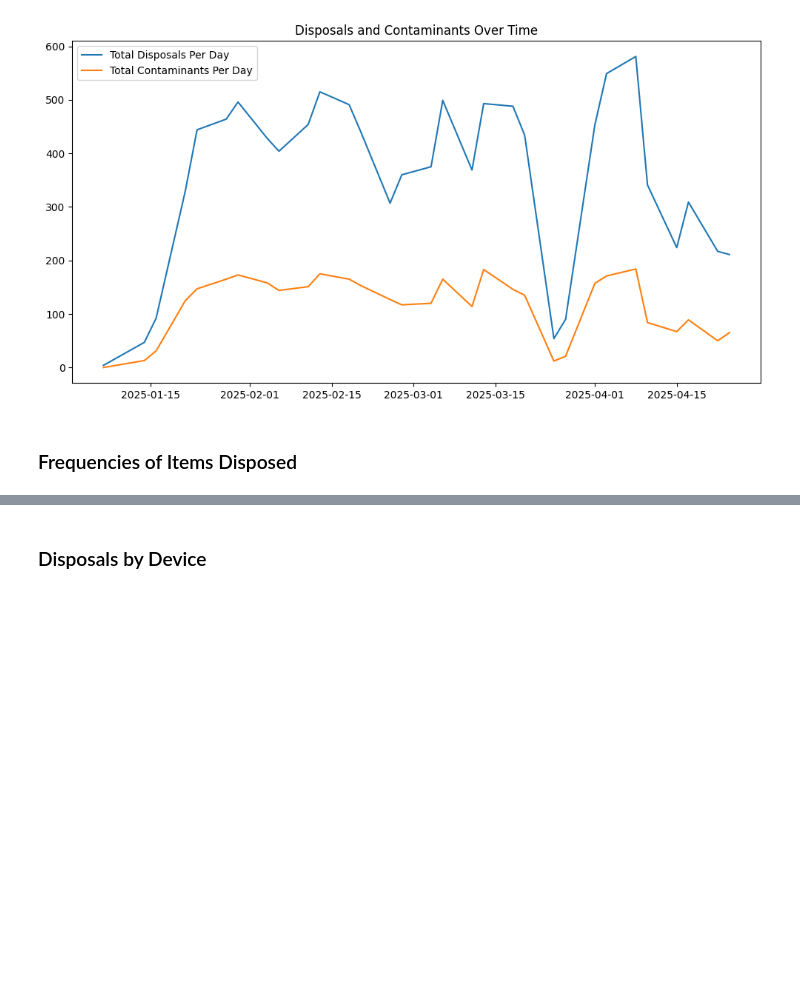
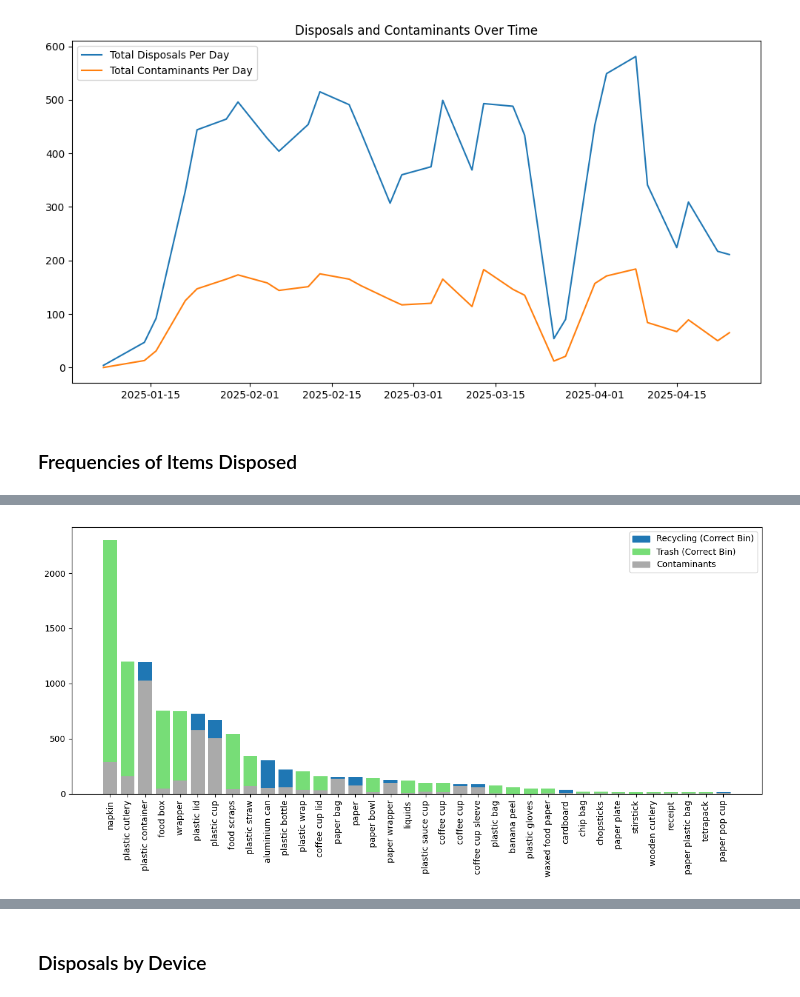
Before and after one commit to bps78/Oscar-Research-Project, a Jupyter notebook: oscar_project.ipynb, the cells around one changed output, grey strips where cells are left out. Saved outputs shown, nothing was run; the diff lists cells and outputs as text; code cells hidden in the pictures; blank space fills up the shorter version.

```diff
--- a/oscar_project.ipynb
+++ b/oscar_project.ipynb
@@ -171,3 +191,33 @@ Name: Contaminants, dtype: int64
+# %%
+import numpy as np
+from matplotlib.patches import Patch
+
+cut_item_freqs = item_freqs.iloc[:-20]
+
+bin_colors = {'Recycling': '#1f77b4', 'Trash': '#77dd77'}
+bar_colors = [bin_colors[bin_] for _, bin_ in cut_item_freqs.index]
+
+contam_colors = {'Recycling': '#AAAAAA', 'Trash': '#AAAAAA'}
+bar_contam_colors = [contam_colors[bin_] for _, bin_ in cut_item_freqs.index]
+
+plt.figure(figsize=(12, 6))
+x = np.arange(len(cut_item_freqs.index))
+
+plt.bar(x, cut_item_freqs.values, color=bar_colors, label='Item Disposals')
+plt.bar(x, item_contaminant_freqs.reindex(cut_item_freqs.index, fill_value=0).values,
+        color=bar_contam_colors, label='Item Contaminants')
+
+plt.xticks(x, cut_item_freqs.index.get_level_values('Item'), rotation=90)
+legend_handles = [
+    Patch(color=bin_colors['Recycling'], label='Recycling (Correct Bin)'),
+    Patch(color=bin_colors['Trash'], label='Trash (Correct Bin)'),
+    Patch(color=contam_colors['Recycling'], label='Contaminants'),
+]
+plt.legend(handles=legend_handles)
+plt.tight_layout()
+plt.show()
+# %% [output]
+[figure, added]
 # %%
 contamination_percentage = (item_contaminant_freqs / item_freqs * 100).sort_values(ascending=False)
 contamination_percentage.plot(kind='bar', figsize=(12, 6), title='Contamination Percentage by Item')
```
Also changed, not shown: parts of 6 cells of this notebook.
